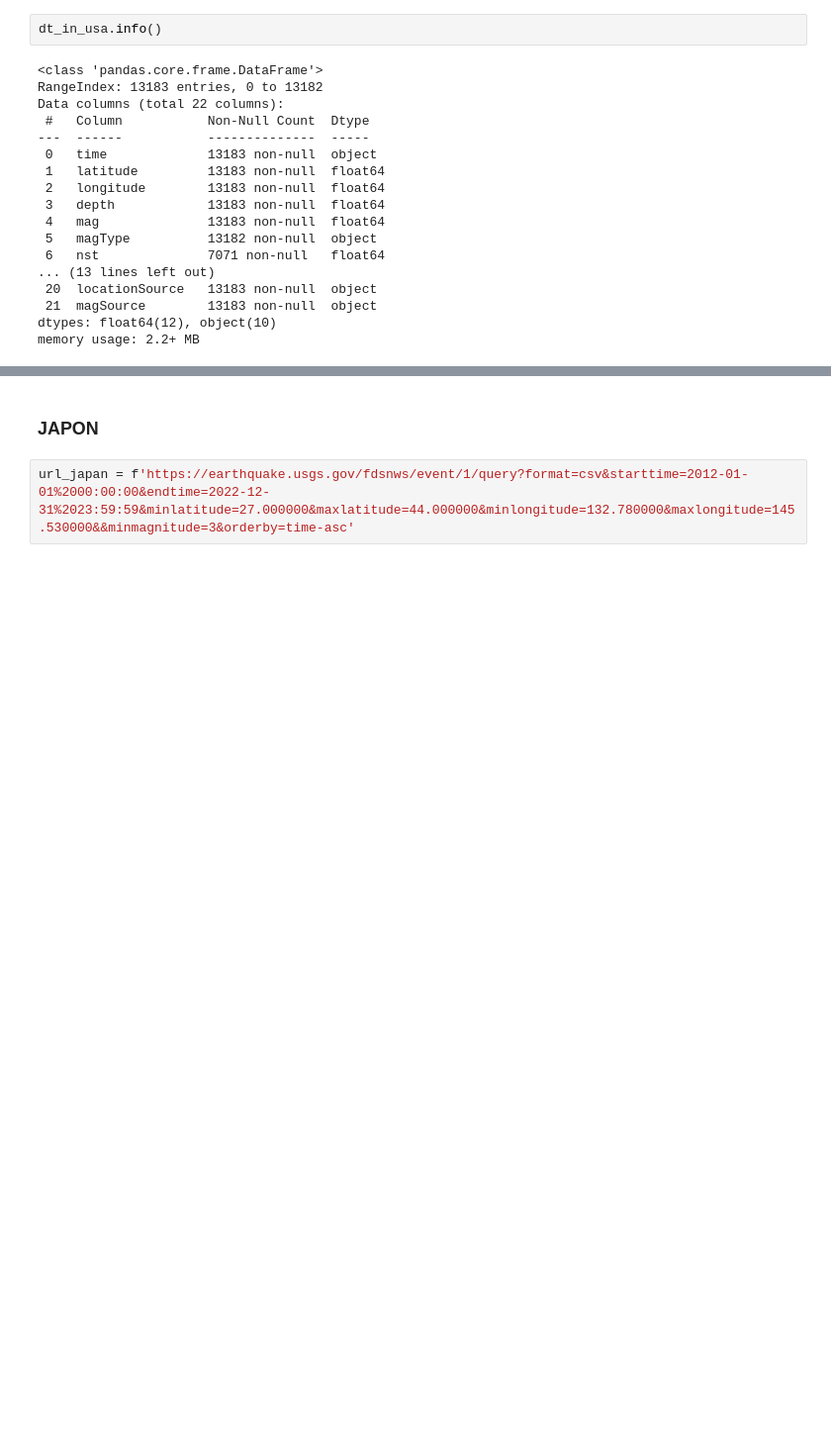
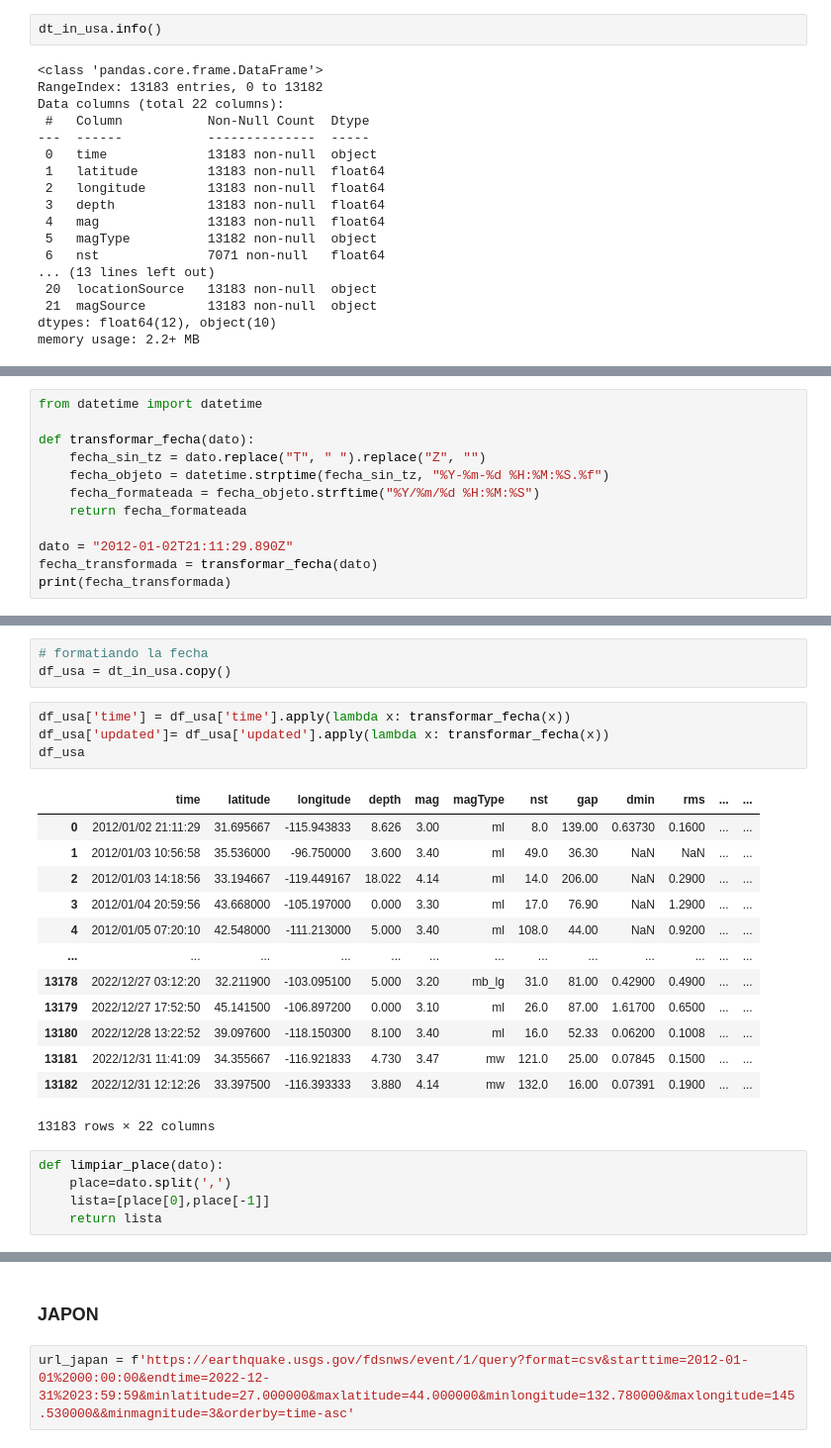
Before and after one commit to nunroca/SEISMIC_ALERT_SYSTEM, a Jupyter notebook: DataEngineering/prev.ipynb, the cells around one changed output, grey strips where cells are left out. Shown: that part at 99% size. Cells and saved outputs as stored; diff of their text form; blank space fills up the shorter version.

```diff
--- a/DataEngineering/prev.ipynb
+++ b/DataEngineering/prev.ipynb
@@ -55,0 +85,12 @@ plt.title('Porcentaje de datos por columna');
+# %%
+from datetime import datetime
+
+def transformar_fecha(dato):
+    fecha_sin_tz = dato.replace("T", " ").replace("Z", "")
+    fecha_objeto = datetime.strptime(fecha_sin_tz, "%Y-%m-%d %H:%M:%S.%f")
+    fecha_formateada = fecha_objeto.strftime("%Y/%m/%d %H:%M:%S")
+    return fecha_formateada
+
+dato = "2012-01-02T21:11:29.890Z"
+fecha_transformada = transformar_fecha(dato)
+print(fecha_transformada)
@@ -55,0 +99,26 @@ plt.title('Porcentaje de datos por columna');
+# %%
+# formatiando la fecha
+df_usa = dt_in_usa.copy()
+# %%
+df_usa['time'] = df_usa['time'].apply(lambda x: transformar_fecha(x))
+df_usa['updated']= df_usa['updated'].apply(lambda x: transformar_fecha(x))
+df_usa
+# %% [output]
+|  | time | latitude | longitude | depth | mag | magType | nst | gap | dmin | rms | ... | ... |
+| 0 | 2012/01/02 21:11:29 | 31.695667 | -115.943833 | 8.626 | 3.00 | ml | 8.0 | 139.00 | 0.63730 | 0.1600 | ... | ... |
+| 1 | 2012/01/03 10:56:58 | 35.536000 | -96.750000 | 3.600 | 3.40 | ml | 49.0 | 36.30 | NaN | NaN | ... | ... |
+| 2 | 2012/01/03 14:18:56 | 33.194667 | -119.449167 | 18.022 | 4.14 | ml | 14.0 | 206.00 | NaN | 0.2900 | ... | ... |
+| 3 | 2012/01/04 20:59:56 | 43.668000 | -105.197000 | 0.000 | 3.30 | ml | 17.0 | 76.90 | NaN | 1.2900 | ... | ... |
+| 4 | 2012/01/05 07:20:10 | 42.548000 | -111.213000 | 5.000 | 3.40 | ml | 108.0 | 44.00 | NaN | 0.9200 | ... | ... |
+| ... | ... | ... | ... | ... | ... | ... | ... | ... | ... | ... | ... | ... |
+| 13178 | 2022/12/27 03:12:20 | 32.211900 | -103.095100 | 5.000 | 3.20 | mb_lg | 31.0 | 81.00 | 0.42900 | 0.4900 | ... | ... |
+| 13179 | 2022/12/27 17:52:50 | 45.141500 | -106.897200 | 0.000 | 3.10 | ml | 26.0 | 87.00 | 1.61700 | 0.6500 | ... | ... |
+| 13180 | 2022/12/28 13:22:52 | 39.097600 | -118.150300 | 8.100 | 3.40 | ml | 16.0 | 52.33 | 0.06200 | 0.1008 | ... | ... |
+| 13181 | 2022/12/31 11:41:09 | 34.355667 | -116.921833 | 4.730 | 3.47 | mw | 121.0 | 25.00 | 0.07845 | 0.1500 | ... | ... |
+| 13182 | 2022/12/31 12:12:26 | 33.397500 | -116.393333 | 3.880 | 4.14 | mw | 132.0 | 16.00 | 0.07391 | 0.1900 | ... | ... |
+13183 rows × 22 columns
+# %%
+def limpiar_place(dato):
+    place=dato.split(',')
+    lista=[place[0],place[-1]]
+    return lista
```
Also changed, not shown: parts of 14 cells of this notebook, 1 other file.
